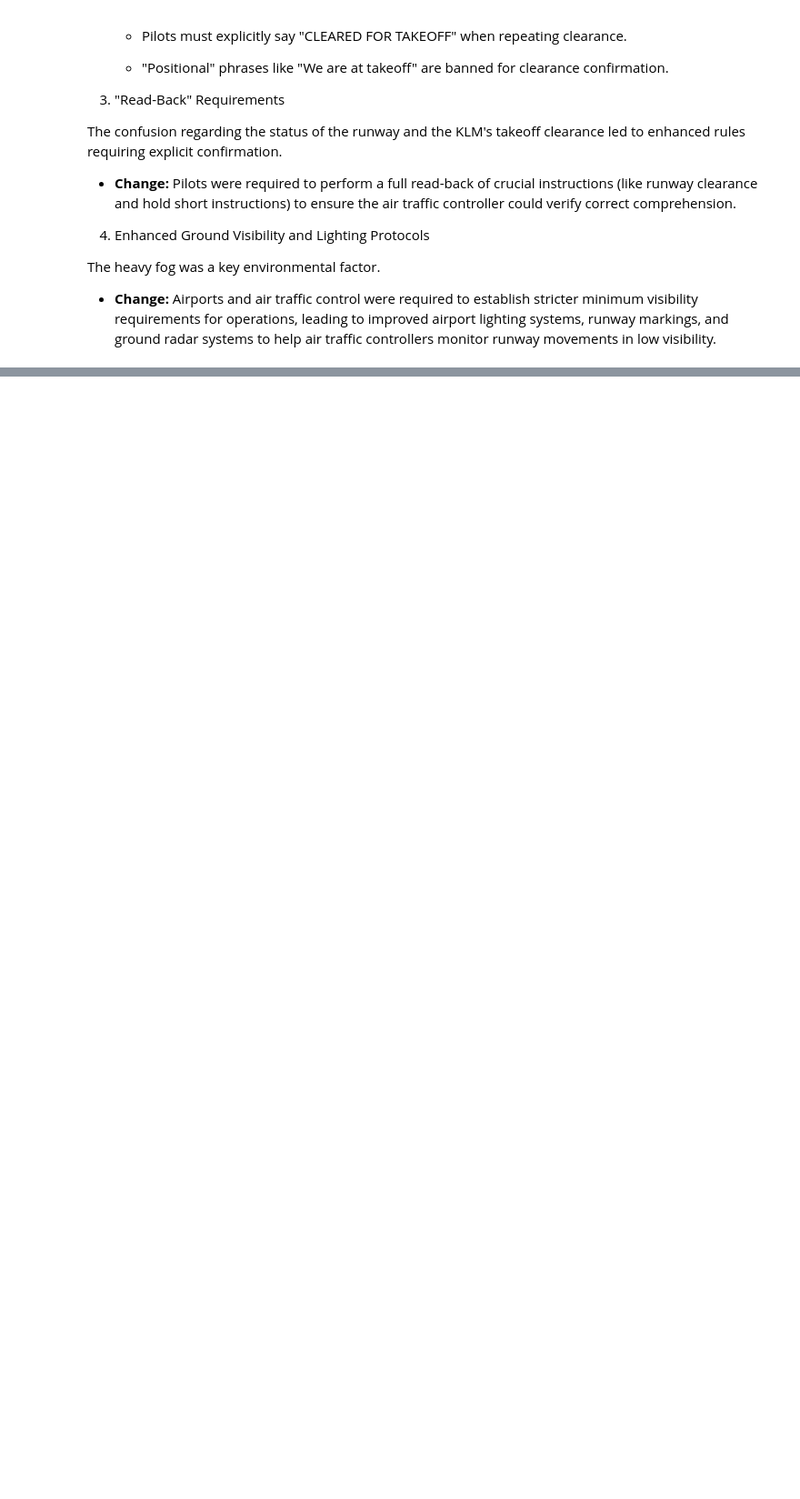
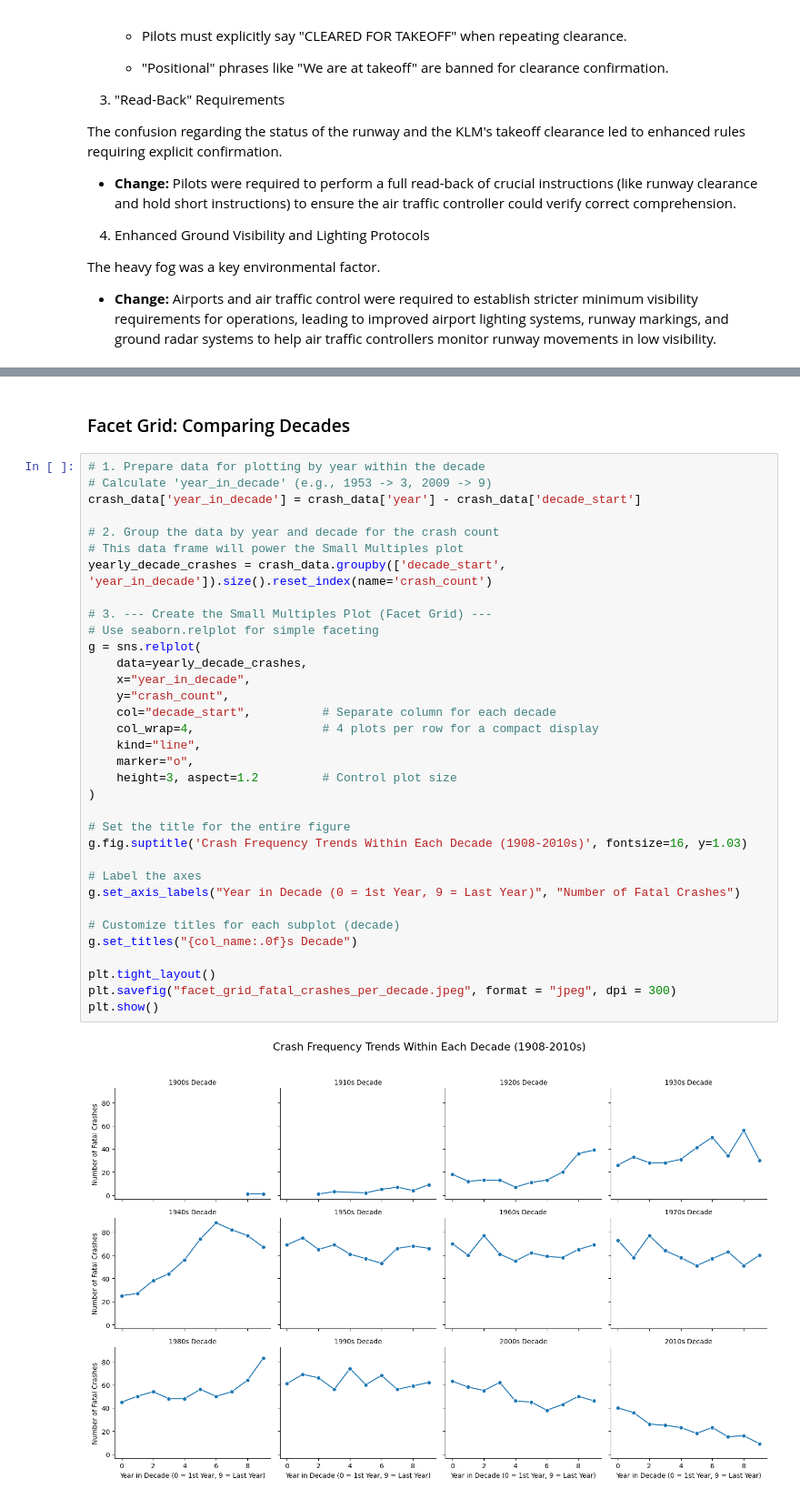
Before and after one commit to sdw93/Airplane-Crash-Analysis, a Jupyter notebook: Aviation_Safety_EDA.ipynb, the cells around one changed output, grey strips where cells are left out. Shown at 91% size. Saved outputs shown, nothing was run; the diff lists cells and outputs as text; blank space fills up the shorter version.

```diff
--- a/Aviation_Safety_EDA.ipynb
+++ b/Aviation_Safety_EDA.ipynb
@@ -733,0 +823,38 @@ The heavy fog was a key environmental factor.
+# %% [markdown]
+### Facet Grid: Comparing Decades
+# %%
+# 1. Prepare data for plotting by year within the decade
+# Calculate 'year_in_decade' (e.g., 1953 -> 3, 2009 -> 9)
+crash_data['year_in_decade'] = crash_data['year'] - crash_data['decade_start']
+
+# 2. Group the data by year and decade for the crash count
+# This data frame will power the Small Multiples plot
+yearly_decade_crashes = crash_data.groupby(['decade_start', 'year_in_decade']).size().reset_index(name='crash_count')
+
+# 3. --- Create the Small Multiples Plot (Facet Grid) ---
+# Use seaborn.relplot for simple faceting
+g = sns.relplot(
+    data=yearly_decade_crashes,
+    x="year_in_decade",
+    y="crash_count",
+    col="decade_start",          # Separate column for each decade
+    col_wrap=4,                  # 4 plots per row for a compact display
+    kind="line",
+    marker="o",
+    height=3, aspect=1.2         # Control plot size
+)
+
+# Set the title for the entire figure
+g.fig.suptitle('Crash Frequency Trends Within Each Decade (1908-2010s)', fontsize=16, y=1.03)
+
+# Label the axes
+g.set_axis_labels("Year in Decade (0 = 1st Year, 9 = Last Year)", "Number of Fatal Crashes")
+
+# Customize titles for each subplot (decade)
+g.set_titles("{col_name:.0f}s Decade")
+
+plt.tight_layout()
+plt.savefig("facet_grid_fatal_crashes_per_decade.jpeg", format = "jpeg", dpi = 300)
+plt.show()
+# %% [output]
+[figure, added]
```
Also changed, not shown: parts of 13 cells of this notebook, 5 other files.
